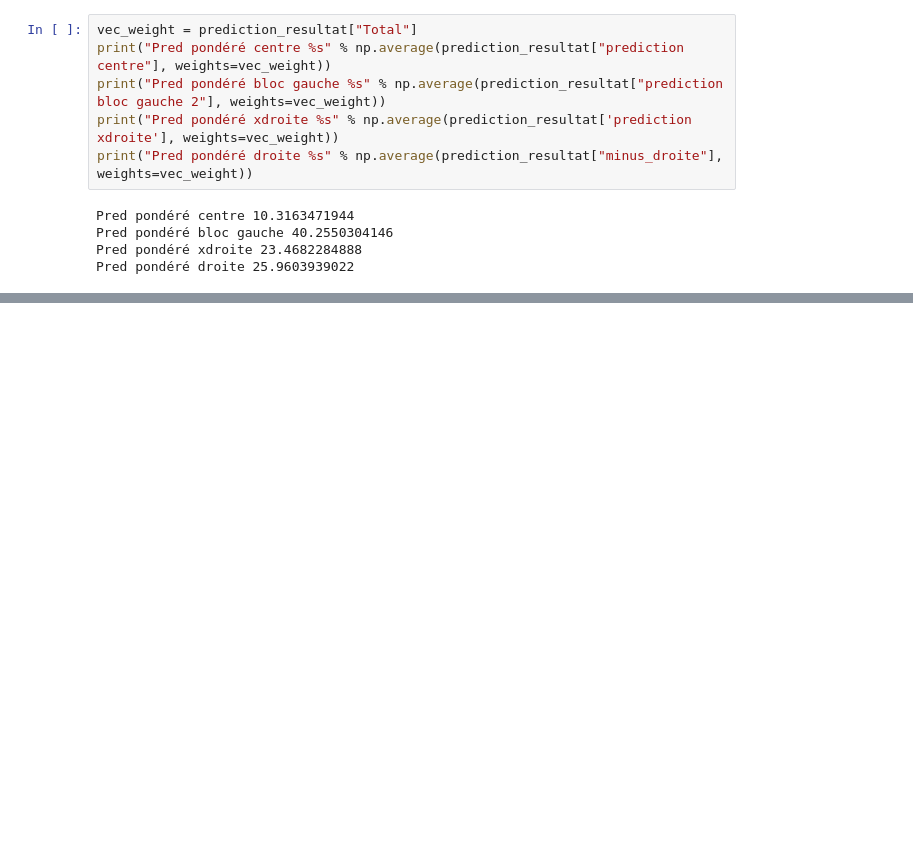
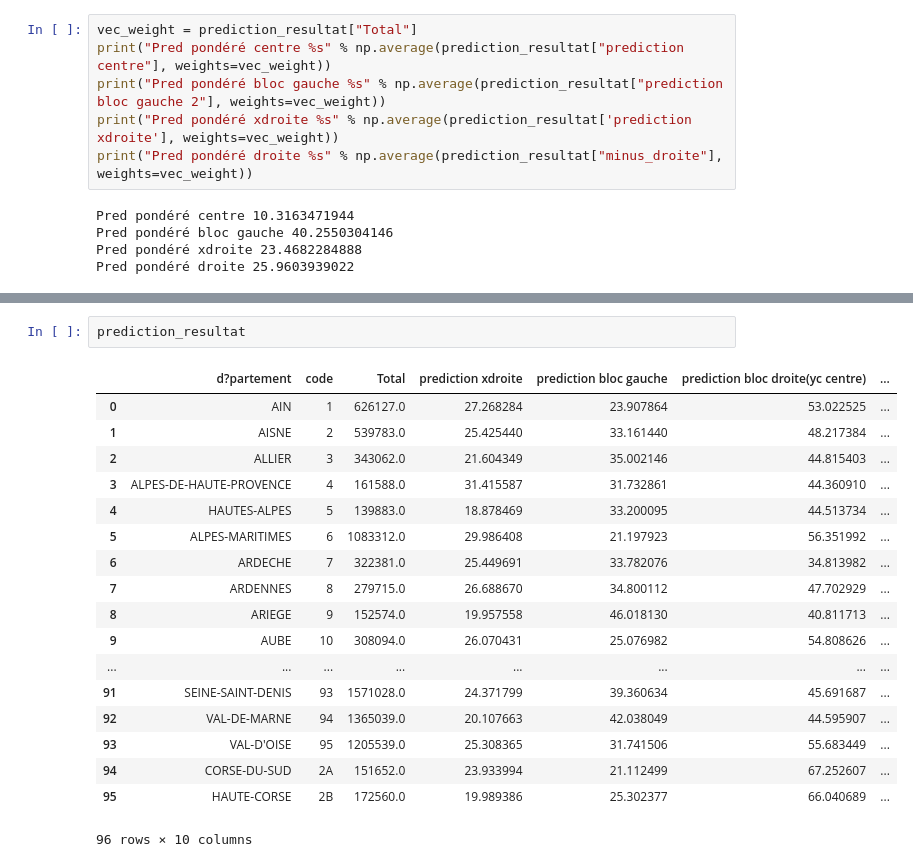
Before and after one commit to verycourt/Elections, a Jupyter notebook: Analyses/prediction bloc.ipynb, the cells around one changed output, grey strips where cells are left out. Drawn from its saved outputs; the diff is of its cells as text; blank space fills up the shorter version.

```diff
--- a/Analyses/prediction bloc.ipynb
+++ b/Analyses/prediction bloc.ipynb
@@ -1250,0 +1307,21 @@ Pred pondéré droite 25.9603939022
+# %%
+prediction_resultat
+# %% [output]
+|  | d?partement | code | Total | prediction xdroite | prediction bloc gauche | prediction bloc droite(yc centre) | ... |
+| 0 | AIN | 1 | 626127.0 | 27.268284 | 23.907864 | 53.022525 | ... |
+| 1 | AISNE | 2 | 539783.0 | 25.425440 | 33.161440 | 48.217384 | ... |
+| 2 | ALLIER | 3 | 343062.0 | 21.604349 | 35.002146 | 44.815403 | ... |
+| 3 | ALPES-DE-HAUTE-PROVENCE | 4 | 161588.0 | 31.415587 | 31.732861 | 44.360910 | ... |
+| 4 | HAUTES-ALPES | 5 | 139883.0 | 18.878469 | 33.200095 | 44.513734 | ... |
+| 5 | ALPES-MARITIMES | 6 | 1083312.0 | 29.986408 | 21.197923 | 56.351992 | ... |
+| 6 | ARDECHE | 7 | 322381.0 | 25.449691 | 33.782076 | 34.813982 | ... |
+| 7 | ARDENNES | 8 | 279715.0 | 26.688670 | 34.800112 | 47.702929 | ... |
+| 8 | ARIEGE | 9 | 152574.0 | 19.957558 | 46.018130 | 40.811713 | ... |
+| 9 | AUBE | 10 | 308094.0 | 26.070431 | 25.076982 | 54.808626 | ... |
+| ... | ... | ... | ... | ... | ... | ... | ... |
+| 91 | SEINE-SAINT-DENIS | 93 | 1571028.0 | 24.371799 | 39.360634 | 45.691687 | ... |
+| 92 | VAL-DE-MARNE | 94 | 1365039.0 | 20.107663 | 42.038049 | 44.595907 | ... |
+| 93 | VAL-D'OISE | 95 | 1205539.0 | 25.308365 | 31.741506 | 55.683449 | ... |
+| 94 | CORSE-DU-SUD | 2A | 151652.0 | 23.933994 | 21.112499 | 67.252607 | ... |
+| 95 | HAUTE-CORSE | 2B | 172560.0 | 19.989386 | 25.302377 | 66.040689 | ... |
+96 rows × 10 columns
```
Also changed, not shown: parts of 5 cells of this notebook, 1 other file.
